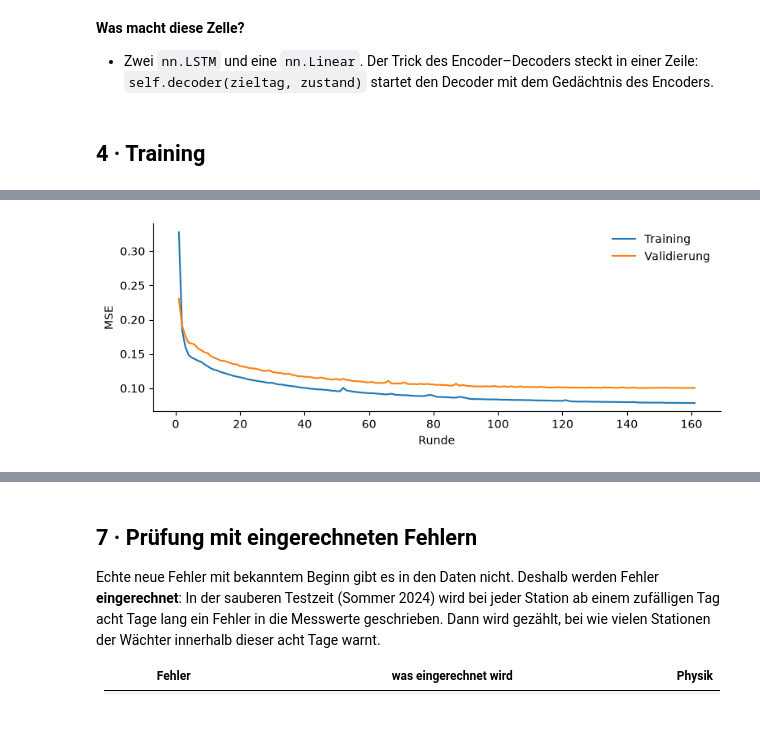
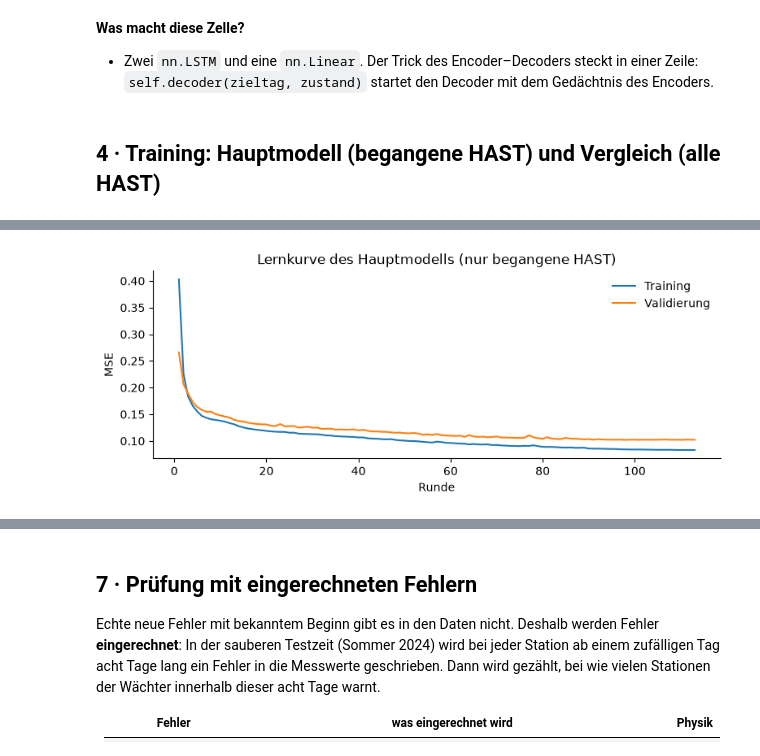
Before and after one commit to ivelinayna/projektseminar, a Jupyter notebook: notebooks/21_prognose_lstm_waechter.ipynb, the cells around one changed output, grey strips where cells are left out. Saved outputs shown, nothing was run; the diff lists cells and outputs as text; code cells hidden in the pictures; blank space fills up the shorter version.

Commit message:
Notebook 21: Prognose-LSTM auf den begangenen HAST, Alarme wie im Normalverhaltensmodell

```diff
--- a/notebooks/21_prognose_lstm_waechter.ipynb
+++ b/notebooks/21_prognose_lstm_waechter.ipynb
@@ -46,8 +64,9 @@ pd.set_option("display.width", 200)
 plt.rcParams["figure.facecolor"] = "white"
 
 STICHTAG = pd.Timestamp("2024-09-01")
-TRAINING_BIS = pd.Timestamp("2024-06-01")   # danach: Sommer 2024 als saubere Testzeit vor den Begehungen
-VORGESCHICHTE = 7                             # Tage
+LERNEN_BIS = pd.Timestamp("2024-06-01")    # danach: Sommer 2024 als saubere Testzeit vor den Begehungen
+VORGESCHICHTE = 7                           # Tage
+HEIZGRENZE_C = 15.0                         # Tagesmittel darunter = Heiztag (wie in Notebook 17)
 NEU_TRAINIEREN = False
 SEED = 0
 torch.manual_seed(SEED)
@@ -123,10 +168,10 @@ Temperaturen für alle gleich. Dann entstehen für jeden Zieltag drei Teile:
   im Wetterbericht, den Vorlauf gibt das Netz vor,
 * **Ziel:** Rücklauf und Durchfluss des Zieltags (24 × 2).
 # %%
-lernen = (tage["abschnitt"] == "Training").to_numpy()
-fl_teiler = stunden[np.repeat(lernen, 24)].groupby("zaehler")["durchfluss"].quantile(0.95).clip(lower=1.0)
-mittel = {k: werte[lernen, :, i].mean() for i, k in enumerate(KANAELE) if k != "durchfluss"}
-streuung = {k: werte[lernen, :, i].std() for i, k in enumerate(KANAELE) if k != "durchfluss"}
+lernzeit = (tage["abschnitt"] == "Training").to_numpy()
+fl_teiler = stunden[np.repeat(lernzeit, 24)].groupby("zaehler")["durchfluss"].quantile(0.95).clip(lower=1.0)
+mittel = {k: werte[lernzeit, :, i].mean() for i, k in enumerate(KANAELE) if k != "durchfluss"}
+streuung = {k: werte[lernzeit, :, i].std() for i, k in enumerate(KANAELE) if k != "durchfluss"}
 
 
 def skalieren(feld):
@@ -145,10 +190,10 @@ def eingaenge(x, idx):
 
 
 x = skalieren(werte)
-# Überwacht werden nur Zähler, die das Netz vor Juni 2024 kennenlernen konnte
-ohne_training = sorted(set(tage["zaehler"]) - set(fl_teiler.index))
+# Überwacht werden nur Zähler, die vor Juni 2024 Daten haben (sonst keine Skala und keine normale Schwankung)
+ohne_lernzeit = sorted(set(tage["zaehler"]) - set(fl_teiler.index))
 ziel_idx = ziel_idx[tage.loc[ziel_idx, "zaehler"].isin(fl_teiler.index).to_numpy()]
-print(f"{len(ohne_training)} Zähler ohne Trainingstage werden nicht überwacht; {len(ziel_idx):,} Zieltage bleiben")
+print(f"{len(ohne_lernzeit)} Zähler ohne Tage vor Juni 2024 werden nicht überwacht; {len(ziel_idx):,} Zieltage bleiben")
 v, z, y = eingaenge(x, ziel_idx[:3])
 print(f"Beispiel für drei Zieltage: Vergangenheit {tuple(v.shape)}, Zieltag bekannt {tuple(z.shape)}, Ziel {tuple(y.shape)}")
 # %% [output]
@@ -202,15 +244,19 @@ Prognose(
 - Zwei `nn.LSTM` und eine `nn.Linear`. Der Trick des Encoder–Decoders steckt in einer Zeile:
   `self.decoder(zieltag, zustand)` startet den Decoder mit dem Gedächtnis des Encoders.
 # %% [markdown]
-## 4 · Training
+## 4 · Training: Hauptmodell (begangene HAST) und Vergleich (alle HAST)
 # %%
-DATEI = MODELLE / "prognose_lstm.pt"
-lern_idx = ziel_idx[tage.loc[ziel_idx, "abschnitt"].eq("Training").to_numpy()]
-val_idx = ziel_idx[tage.loc[ziel_idx, "abschnitt"].eq("Validierung").to_numpy()]
+abschnitt = tage.loc[ziel_idx, "abschnitt"].to_numpy()
+begangen = tage.loc[ziel_idx, "begangen"].to_numpy()
+LERNMENGEN = {
+    "begangen": (ziel_idx[(abschnitt == "Training") & begangen], ziel_idx[(abschnitt == "Validierung") & begangen]),
+    "alle": (ziel_idx[abschnitt == "Training"], ziel_idx[abschnitt == "Validierung"]),
+}
 
 
-def trainieren(modell, max_runden=200, geduld=15, stapel=512):
+def trainieren(lern_idx, val_idx, max_runden=200, geduld=15, stapel=512):
     torch.manual_seed(SEED)
+    modell = Prognose().to(GERAET)
     opt = torch.optim.Adam(modell.parameters(), lr=2e-3)
     plan = torch.optim.lr_scheduler.ReduceLROnPlateau(opt, factor=0.5, patience=4, min_lr=1e-5)
     vv, vz, vy = (t.to(GERAET) for t in eingaenge(x, val_idx))
@@ -238,27 +284,41 @@ def trainieren(modell, max_runden=200, geduld=15, stapel=512):
             if ohne_besserung >= geduld:
                 break
     modell.load_state_dict(bester_zustand)
-    return pd.DataFrame(verlauf)
+    return modell, pd.DataFrame(verlauf)
 
 
-if DATEI.exists() and not NEU_TRAINIEREN:
-    gespeichert = torch.load(DATEI, map_location=GERAET)
-    modell.load_state_dict(gespeichert["gewichte"])
-    verlauf = pd.DataFrame(gespeichert["verlauf"])
-    print(f"Gewichte geladen aus {DATEI.relative_to(ROOT)}")
-else:
-    start = time.time()
-    verlauf = trainieren(modell)
-    torch.save({"gewichte": modell.state_dict(), "verlauf": verlauf.to_dict("list")}, DATEI)
-    print(f"Trainiert in {time.time() - start:.0f} s, gespeichert in {DATEI.relative_to(ROOT)}")
-print(f"{len(lern_idx):,} Trainings- und {len(val_idx):,} Validierungstage; "
-      f"bester Validierungsfehler {verlauf['validierung'].min():.4f} nach {verlauf['validierung'].idxmin() + 1} Runden")
+def laden_oder_trainieren(name):
+    datei = MODELLE / f"prognose_lstm_{name}.pt"
+    lern_idx, val_idx = LERNMENGEN[name]
+    if datei.exists() and not NEU_TRAINIEREN:
+        modell = Prognose().to(GERAET)
+        gespeichert = torch.load(datei, map_location=GERAET)
+        modell.load_state_dict(gespeichert["gewichte"])
+        verlauf = pd.DataFrame(gespeichert["verlauf"])
+        print(f"{name:9s} Gewichte geladen aus {datei.relative_to(ROOT)}")
+    else:
+        start = time.time()
+        modell, verlauf = trainieren(lern_idx, val_idx)
+        torch.save({"gewichte": modell.state_dict(), "verlauf": verlauf.to_dict("list")}, datei)
+        print(f"{name:9s} trainiert in {time.time() - start:.0f} s, gespeichert in {datei.relative_to(ROOT)}")
+    print(f"          {len(lern_idx):,} Trainings- und {len(val_idx):,} Validierungstage; bester Validierungsfehler "
+          f"{verlauf['validierung'].min():.4f} nach {verlauf['validierung'].idxmin() + 1} Runden")
+    modell.eval()
+    return modell, verlauf
+
+
+modelle = {}
+for name in ("begangen", "alle"):
+    modelle[name], verlauf = laden_oder_trainieren(name)
+    if name == "begangen":
+        verlauf_haupt = verlauf
 
 fig, ax = plt.subplots(figsize=(9, 3))
-ax.plot(verlauf["runde"], verlauf["training"], label="Training")
-ax.plot(verlauf["runde"], verlauf["validierung"], label="Validierung")
+ax.plot(verlauf_haupt["runde"], verlauf_haupt["training"], label="Training")
+ax.plot(verlauf_haupt["runde"], verlauf_haupt["validierung"], label="Validierung")
 ax.set_xlabel("Runde")
 ax.set_ylabel("MSE")
+ax.set_title("Lernkurve des Hauptmodells (nur begangene HAST)")
 ax.legend(frameon=False)
 ax.spines[["top", "right"]].set_visible(False)
 plt.show()
@@ -268,3 +330,3 @@ Gewichte geladen aus notebooks/models/prognose_lstm.pt
-[figure, old version]
+[figure, new version]
 # %% [markdown]
 **Was macht diese Zelle?**
```
Also changed, not shown: parts of 63 cells of this notebook.
